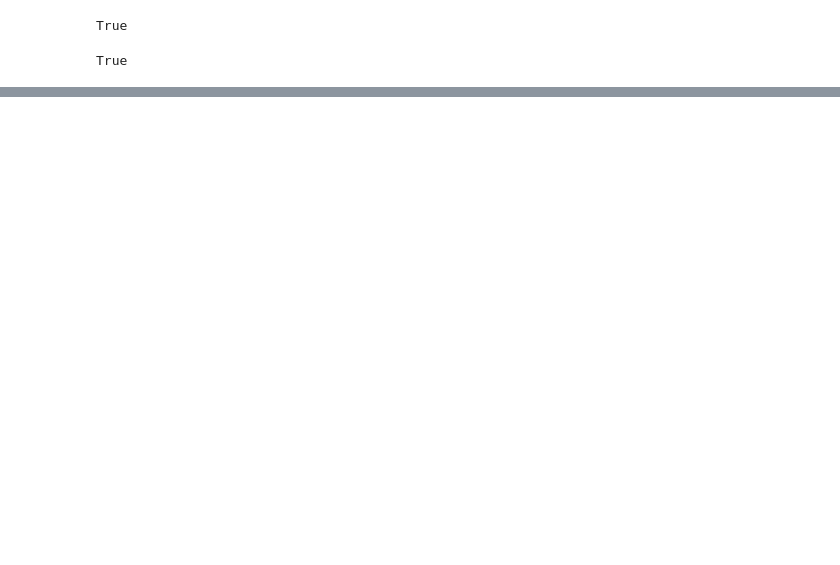
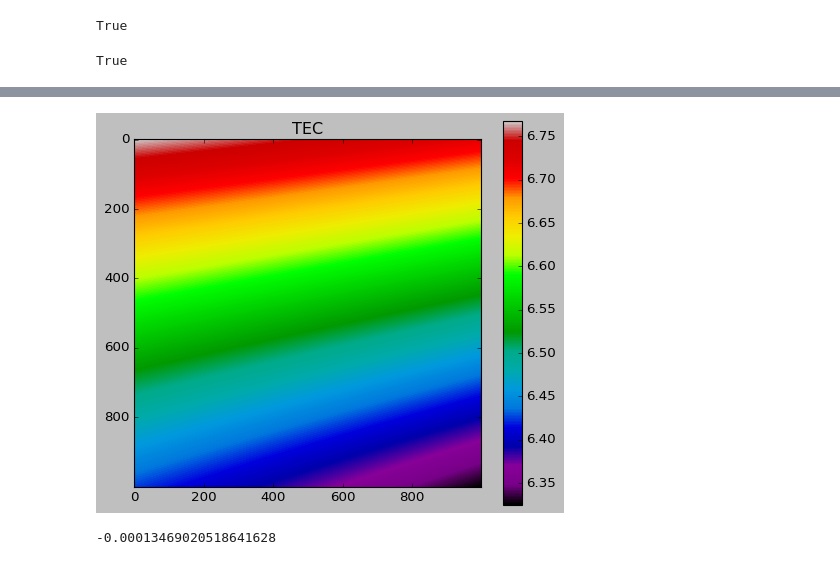
Before and after one commit to Mebiusbear/iono_proj, a Jupyter notebook: notebook/duibi.ipynb, the cells around one changed output, grey strips where cells are left out. Drawn from its saved outputs; the diff is of its cells as text; code cells hidden in the pictures; blank space fills up the shorter version.

```diff
--- a/notebook/duibi.ipynb
+++ b/notebook/duibi.ipynb
@@ -26,0 +36,12 @@ plt.savefig("pix_4000_tec.png")
+# %%
+plt.figure(figsize=(7,6))
+plt.imshow(a,cmap="nipy_spectral")
+plt.title("TEC")
+plt.colorbar()
+plt.style.use('classic')
+# %% [output]
+[figure, added]
+# %%
+(a-b).sum()
+# %% [output]
+-0.00013469020518641628
```
Also changed, not shown: parts of 2 cells of this notebook, 11 other files.
